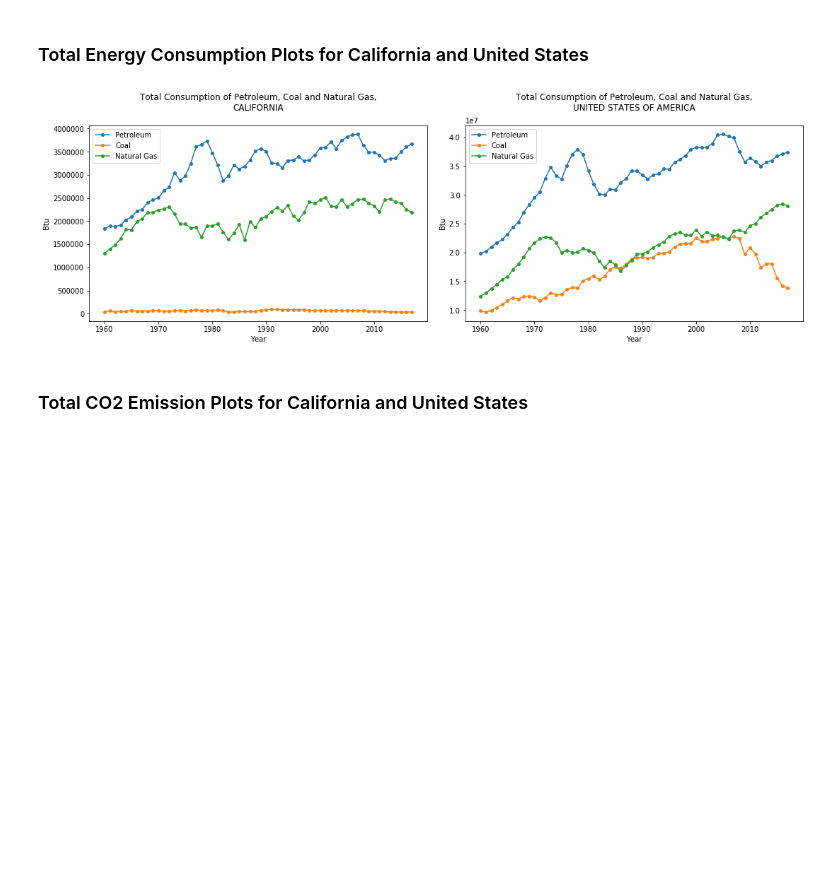
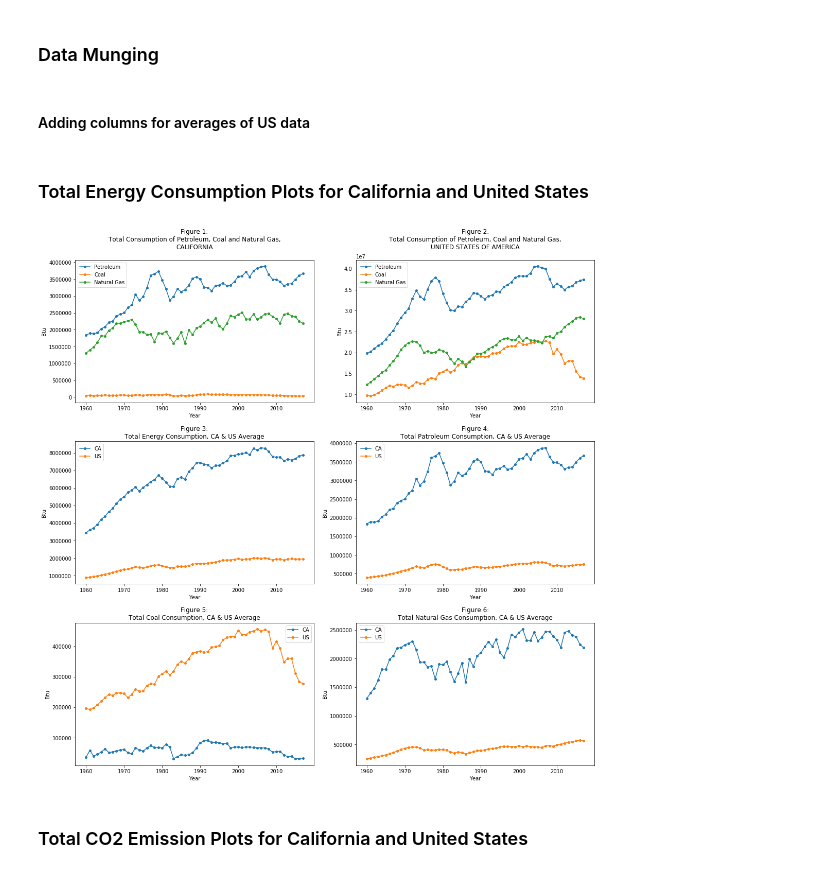
Before and after one commit to david-kishi/US_Energy_Consumption_Analysis, a Jupyter notebook: Analysis/Energy Consumption and CO2 Emission Analysis.ipynb, the cells around one changed output. Saved outputs shown, nothing was run; the diff lists cells and outputs as text; code cells hidden in the pictures; blank space fills up the shorter version.

Commit message:
Created more plots for Total Energy Consumption and added TETC plot with p-value.

```diff
--- a/Analysis/Energy Consumption and CO2 Emission Analysis.ipynb
+++ b/Analysis/Energy Consumption and CO2 Emission Analysis.ipynb
@@ -54,29 +43,72 @@ TETC_CA_df.head(),TETC_US_df.head(),CO2_EMISS_CA_df.head(),CO2_EMISS_US_df.head(
+# %% [markdown]
+### Data Munging
+# %% [markdown]
+#### Adding columns for averages of US data
+# %%
+# Create a new column for average.
+# Take current data and divide by 50 because 50 states.
+TETC_US_df['TETCB_US_AVG'] = TETC_US_df.TETCB_US / 50
+TETC_US_df['PATCB_US_AVG'] = TETC_US_df.PATCB_US / 50
+TETC_US_df['CLTCB_US_AVG'] = TETC_US_df.CLTCB_US / 50
+TETC_US_df['NGTCB_US_AVG'] = TETC_US_df.NGTCB_US / 50
+CO2_EMISS_US_df['US_ALL_CO2_AVG'] = CO2_EMISS_US_df['US All CO2 Emissions'] / 50
+CO2_EMISS_US_df['US_PA_CO2_AVG'] = CO2_EMISS_US_df['US Petroleum CO2 Emissions'] / 50
+CO2_EMISS_US_df['US_CL_CO2_AVG'] = CO2_EMISS_US_df['US Coal CO2 Emissions'] / 50
+CO2_EMISS_US_df['US_NG_CO2_AVG'] = CO2_EMISS_US_df['US Natural Gas CO2 Emissions'] / 50
 # %% [markdown]
 ### Total Energy Consumption Plots for California and United States
 # %%
-fig, ax = plt.subplots(1,2,
-                       figsize=(15,5),
+fig, ax = plt.subplots(3,2,
+                       figsize=(15,15),
                        constrained_layout=True)
 
 # Total Consumption of P,C,NG, CA, 1960-2017
-ax[0].set_title("Total Consumption of Petroleum, Coal and Natural Gas,\nCALIFORNIA\n")
-ax[0].set(xlabel="Year", ylabel="Btu")
-ax[0].plot(TETC_CA_df.Year, TETC_CA_df.PATCB_CA, marker='o', markersize=4)
-ax[0].plot(TETC_CA_df.Year, TETC_CA_df.CLTCB_CA, marker='o', markersize=4)
-ax[0].plot(TETC_CA_df.Year, TETC_CA_df.NGTCB_CA, marker='o', markersize=4)
-ax[0].legend(["Petroleum","Coal","Natural Gas"])
+ax[0,0].set_title("Figure 1:\nTotal Consumption of Petroleum, Coal and Natural Gas,\nCALIFORNIA\n")
+ax[0,0].set(xlabel="Year", ylabel="Btu")
+ax[0,0].plot(TETC_CA_df.Year, TETC_CA_df.PATCB_CA, marker='o', markersize=4, label='Petroleum')
+ax[0,0].plot(TETC_CA_df.Year, TETC_CA_df.CLTCB_CA, marker='o', markersize=4, label='Coal')
+ax[0,0].plot(TETC_CA_df.Year, TETC_CA_df.NGTCB_CA, marker='o', markersize=4, label='Natural Gas')
+ax[0,0].legend()
 
 # Total Consumption of P,C,NG, USA, 1960-2017
-ax[1].set_title("Total Consumption of Petroleum, Coal and Natural Gas,\nUNITED STATES OF AMERICA\n")
-ax[1].set(xlabel="Year", ylabel="Btu")
-ax[1].plot(TETC_US_df.Year, TETC_US_df.PATCB_US, marker='o', markersize=4)
-ax[1].plot(TETC_US_df.Year, TETC_US_df.CLTCB_US, marker='o', markersize=4)
-ax[1].plot(TETC_US_df.Year, TETC_US_df.NGTCB_US, marker='o', markersize=4)
-ax[1].legend(["Petroleum","Coal","Natural Gas"])
+ax[0,1].set_title("Figure 2:\nTotal Consumption of Petroleum, Coal and Natural Gas,\nUNITED STATES OF AMERICA\n")
+ax[0,1].set(xlabel="Year", ylabel="Btu")
+ax[0,1].plot(TETC_US_df.Year, TETC_US_df.PATCB_US, marker='o', markersize=4, label='Petroleum')
+ax[0,1].plot(TETC_US_df.Year, TETC_US_df.CLTCB_US, marker='o', markersize=4, label='Coal')
+ax[0,1].plot(TETC_US_df.Year, TETC_US_df.NGTCB_US, marker='o', markersize=4, label='Natural Gas')
+ax[0,1].legend()
+
+# Total Energy Consumption, CA & US Average
+ax[1,0].set_title("Figure 3:\nTotal Energy Consumption, CA & US Average")
+ax[1,0].set(xlabel="Year", ylabel="Btu")
+ax[1,0].plot(TETC_CA_df.Year, TETC_CA_df.TETCB_CA, marker='o', markersize=4, label='CA')
+ax[1,0].plot(TETC_US_df.Year, TETC_US_df.TETCB_US_AVG, marker='o', markersize=4, label='US')
+ax[1,0].legend()
+
+# Total Patroleum Consumption, CA & US Average
+ax[1,1].set_title("Figure 4:\nTotal Patroleum Consumption, CA & US Average")
+ax[1,1].set(xlabel="Year", ylabel="Btu")
+ax[1,1].plot(TETC_CA_df.Year, TETC_CA_df.PATCB_CA, marker='o', markersize=4, label='CA')
+ax[1,1].plot(TETC_US_df.Year, TETC_US_df.PATCB_US_AVG, marker='o', markersize=4, label='US')
+ax[1,1].legend()
+
+# Total Coal Consumption, CA & US Average
+ax[2,0].set_title("Figure 5:\nTotal Coal Consumption, CA & US Average")
+ax[2,0].set(xlabel="Year", ylabel="Btu")
+ax[2,0].plot(TETC_CA_df.Year, TETC_CA_df.CLTCB_CA, marker='o', markersize=4, label='CA')
+ax[2,0].plot(TETC_US_df.Year, TETC_US_df.CLTCB_US_AVG, marker='o', markersize=4, label='US')
+ax[2,0].legend()
+
+# Total Natural Gas Consumption, CA & US Average
+ax[2,1].set_title("Figure 6:\nTotal Natural Gas Consumption, CA & US Average")
+ax[2,1].set(xlabel="Year", ylabel="Btu")
+ax[2,1].plot(TETC_CA_df.Year, TETC_CA_df.NGTCB_CA, marker='o', markersize=4, label='CA')
+ax[2,1].plot(TETC_US_df.Year, TETC_US_df.NGTCB_US_AVG, marker='o', markersize=4, label='US')
+ax[2,1].legend()
 
 plt.show()
 # %% [output]
-[figure, old version]
+[figure, new version]
 # %% [markdown]
 ### Total CO2 Emission Plots for California and United States
 # %%
```
Also changed, not shown: parts of 10 cells of this notebook.
